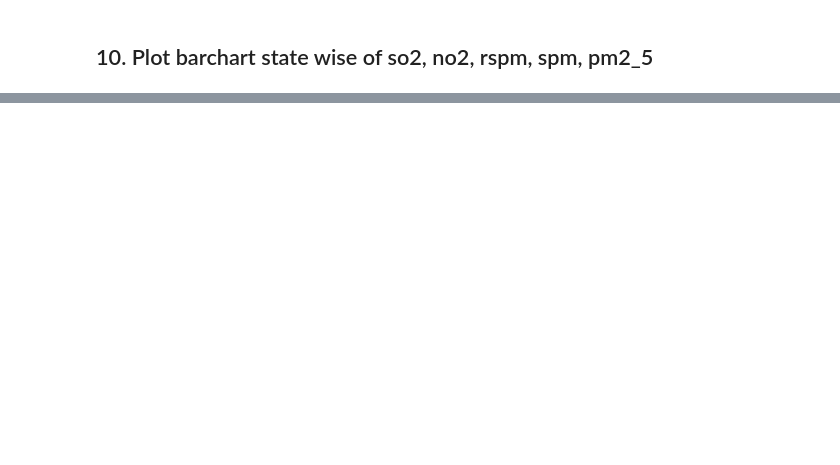
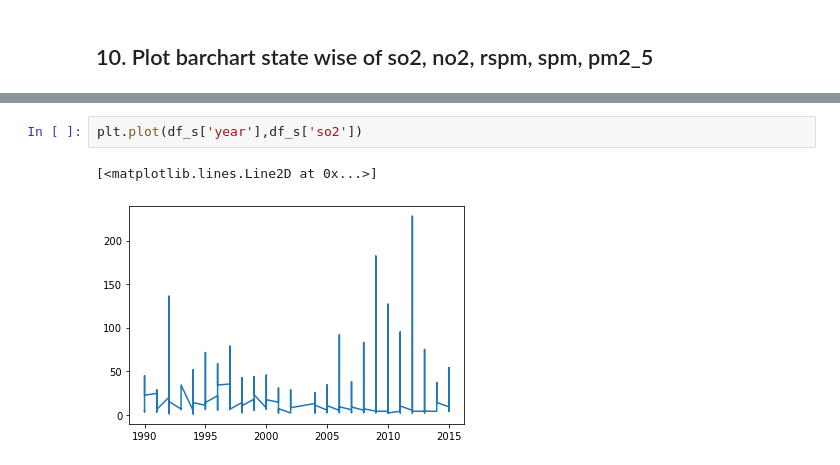
Before and after one commit to DipeshPoudel/MDS-602-DataMining, a Jupyter notebook: assignment1_preprocessing/PerformPreprocessingTask.ipynb, the cells around one changed output, grey strips where cells are left out. Drawn from its saved outputs; the diff is of its cells as text; blank space fills up the shorter version.

```diff
--- a/assignment1_preprocessing/PerformPreprocessingTask.ipynb
+++ b/assignment1_preprocessing/PerformPreprocessingTask.ipynb
@@ -268,0 +266,5 @@ plt.bar(df['state'],df['so2'])
+# %%
+plt.plot(df_s['year'],df_s['so2'])
+# %% [output]
+[<matplotlib.lines.Line2D at 0x...>]
+[figure, added]
```
Also changed, not shown: parts of 8 cells of this notebook, 1 other file.
